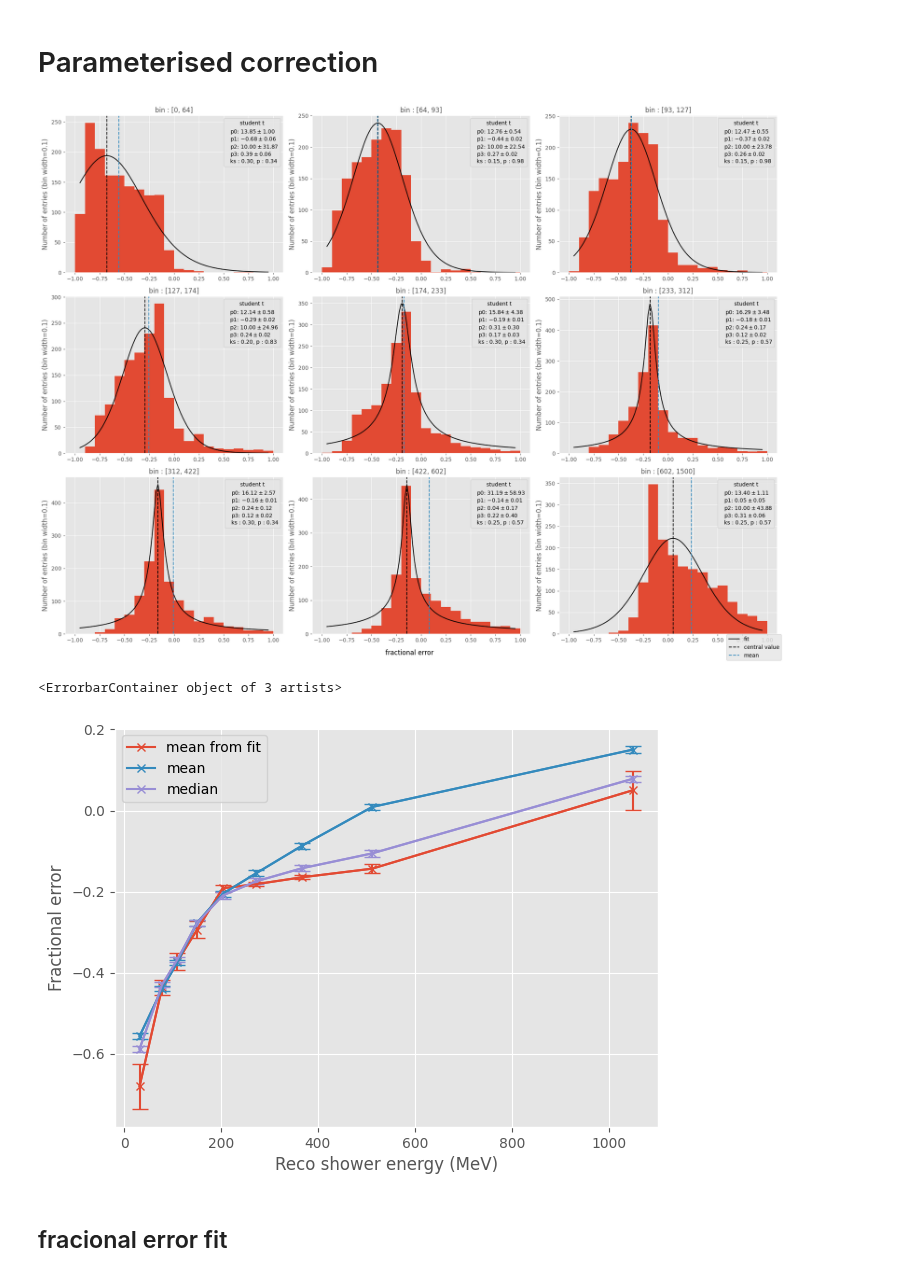
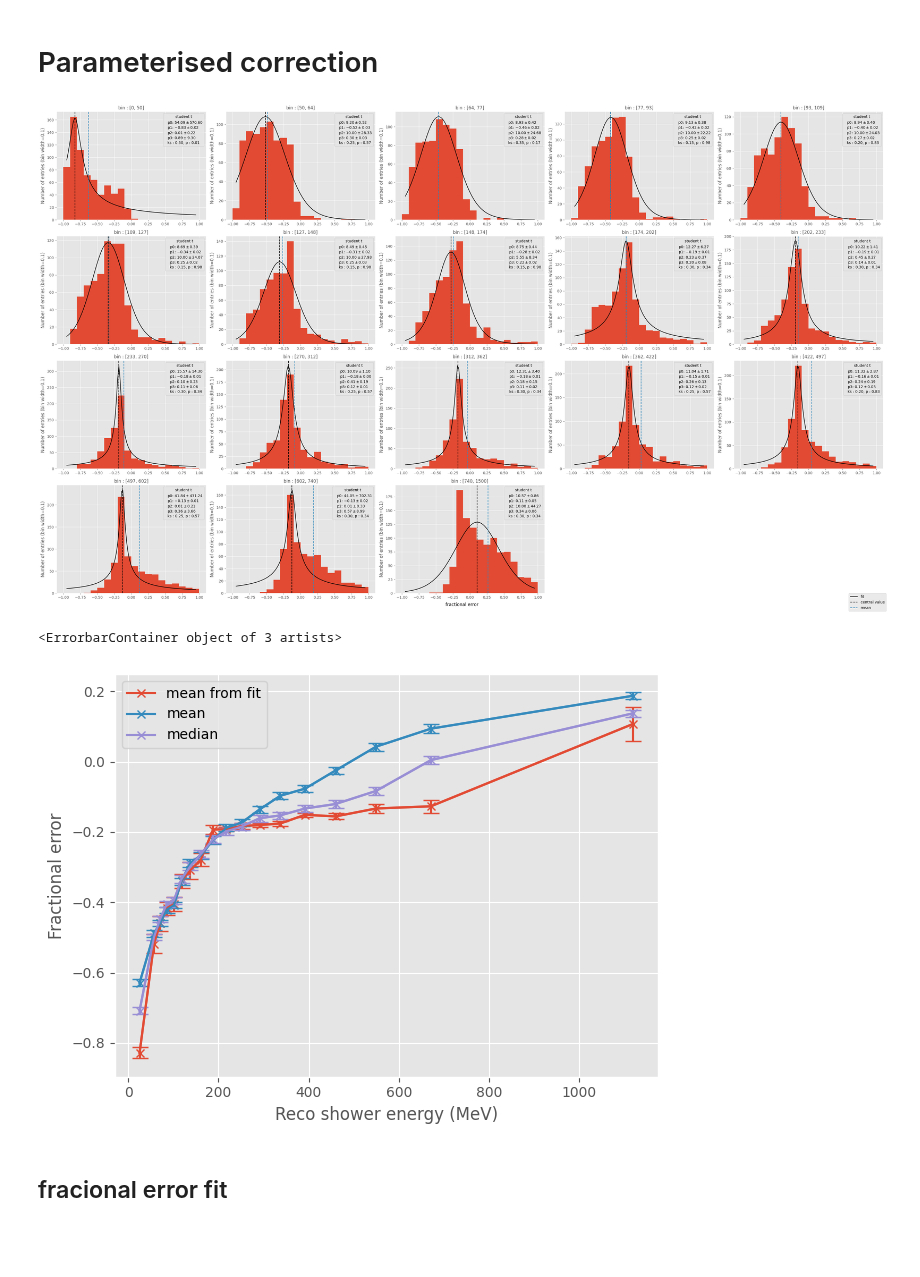
Before and after one commit to dlindebaum/pion-argon-xs-analysis, a Jupyter notebook: analysis/sandbox/shower_correction.ipynb, the cells around one changed output. Drawn from its saved outputs; the diff is of its cells as text; code cells hidden in the pictures; blank space fills up the shorter version.

```diff
--- a/analysis/sandbox/shower_correction.ipynb
+++ b/analysis/sandbox/shower_correction.ipynb
@@ -426,14 +423,14 @@ def create_bins(value : pd.Series, n_entries, v_range : list = None):
         bins[-1] = max(v_range)
     return np.array(bins)
 # %%
-bins = np.array(create_bins(df.reco_energy, 1500, energy_range), dtype = int)
+bins = np.array(create_bins(df.reco_energy, 750, energy_range), dtype = int)
 cv, cv_err = fit_regions("fractional_error", [-1, 1], [student_t], bins, 20)
 means_simple = calculate_mean("fractional_error", [-1, 1], bins)
 median = calculate_median("fractional_error", [-1, 1], bins)
 std = calculate_std("fractional_error", [-1, 1], bins)
 sem = calculate_sem("fractional_error", [-1, 1], bins)
 # %% [output]
-[figure, old version]
+[figure, new version]
 # %%
 x = (bins[1:] + bins[:-1]) / 2
 Plots.Plot(x, cv, marker = "x", label = "mean from fit")
@@ -446,7 +443,7 @@ Plots.Plot(x, median, marker = "x", newFigure = False, y_scale = "linear", label
 plt.errorbar(x, median, sem, color = "C2", capsize = 6)
 # %% [output]
 <ErrorbarContainer object of 3 artists>
-[figure, old version]
+[figure, new version]
 # %% [markdown]
 ## fracional error fit
 # %%
```
Also changed, not shown: parts of 6 cells of this notebook, 6 other files.
